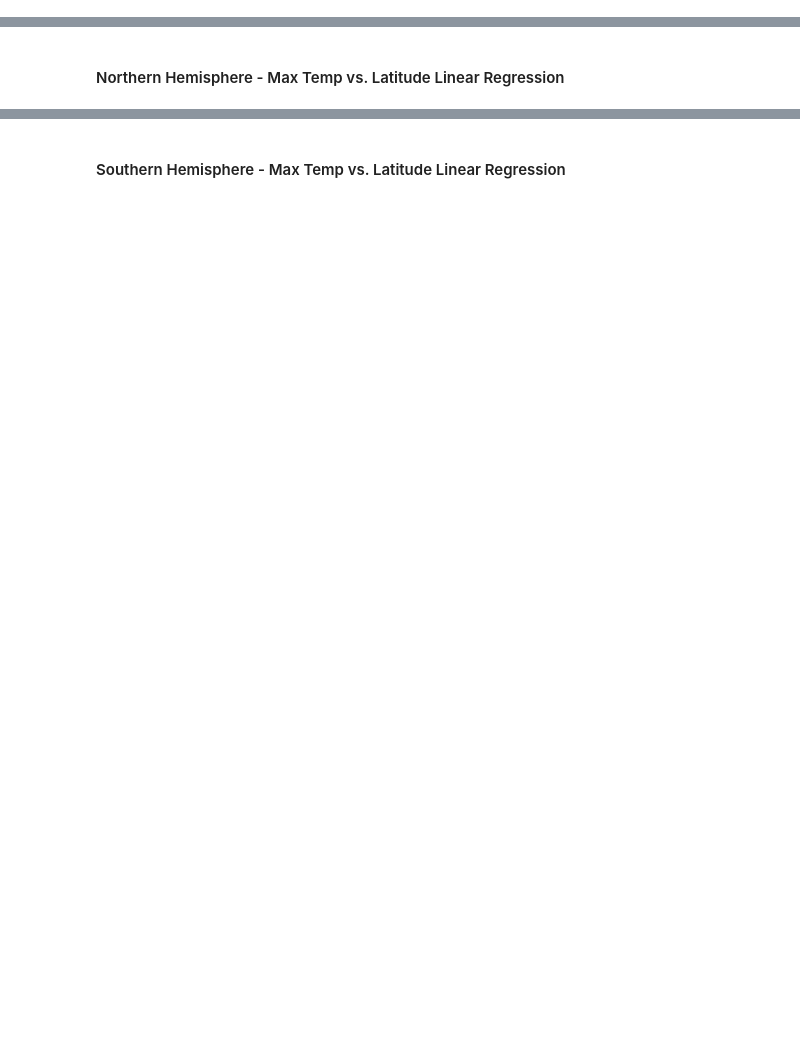
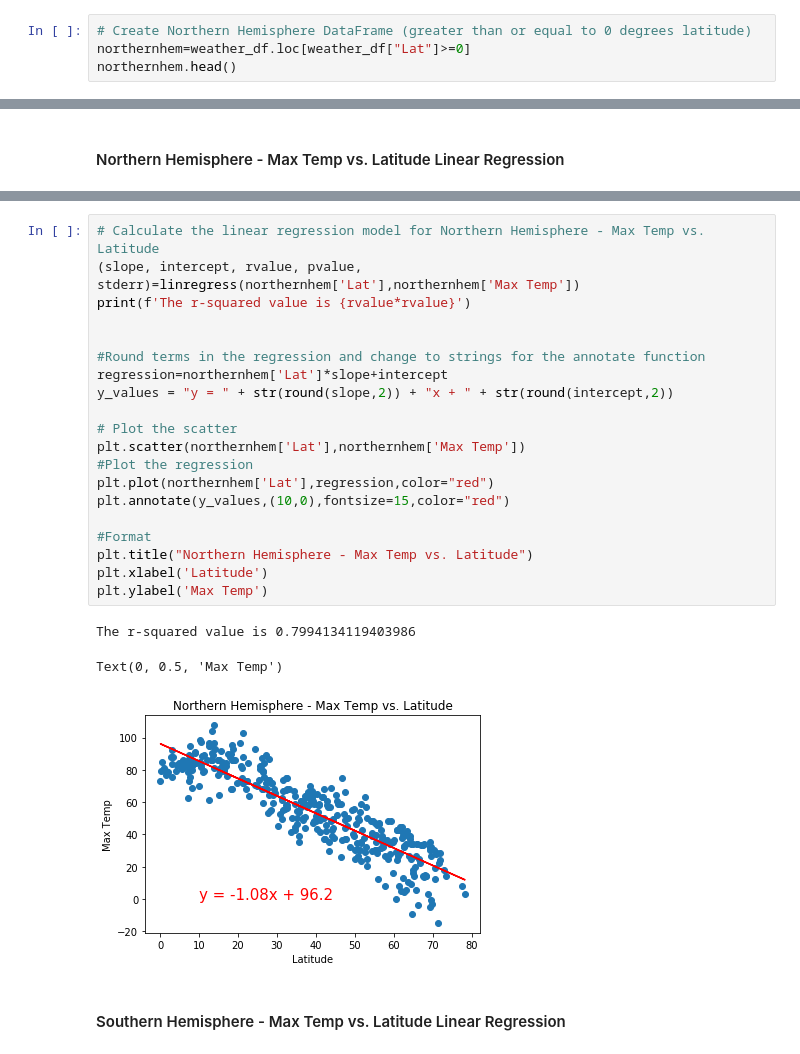
Before and after one commit to kelseyoros/python-api-challenge, a Jupyter notebook: WeatherPy.ipynb, the cells around one changed output, grey strips where cells are left out. Drawn from its saved outputs; the diff is of its cells as text; blank space fills up the shorter version.

```diff
--- a/WeatherPy.ipynb
+++ b/WeatherPy.ipynb
@@ -202,0 +217,4 @@ Text(0, 0.5, 'Wind Speed (mph)')
+# %%
+# Create Northern Hemisphere DataFrame (greater than or equal to 0 degrees latitude)
+northernhem=weather_df.loc[weather_df["Lat"]>=0]
+northernhem.head()
@@ -209,2 +241,26 @@ The r-squared is: -0.8151657406810827
+# %%
+# Calculate the linear regression model for Northern Hemisphere - Max Temp vs. Latitude
+(slope, intercept, rvalue, pvalue, stderr)=linregress(northernhem['Lat'],northernhem['Max Temp'])
+print(f'The r-squared value is {rvalue*rvalue}')
+
+
+#Round terms in the regression and change to strings for the annotate function
+regression=northernhem['Lat']*slope+intercept
+y_values = "y = " + str(round(slope,2)) + "x + " + str(round(intercept,2))
+
+# Plot the scatter
+plt.scatter(northernhem['Lat'],northernhem['Max Temp'])
+#Plot the regression
+plt.plot(northernhem['Lat'],regression,color="red")
+plt.annotate(y_values,(10,0),fontsize=15,color="red")
+
+#Format
+plt.title("Northern Hemisphere - Max Temp vs. Latitude")
+plt.xlabel('Latitude')
+plt.ylabel('Max Temp')
+# %% [output]
+The r-squared value is 0.7994134119403986
+Text(0, 0.5, 'Max Temp')
+[figure, added]
 # %% [markdown]
 ####  Southern Hemisphere - Max Temp vs. Latitude Linear Regression
```
Also changed, not shown: parts of 29 cells of this notebook, 1 other file.
